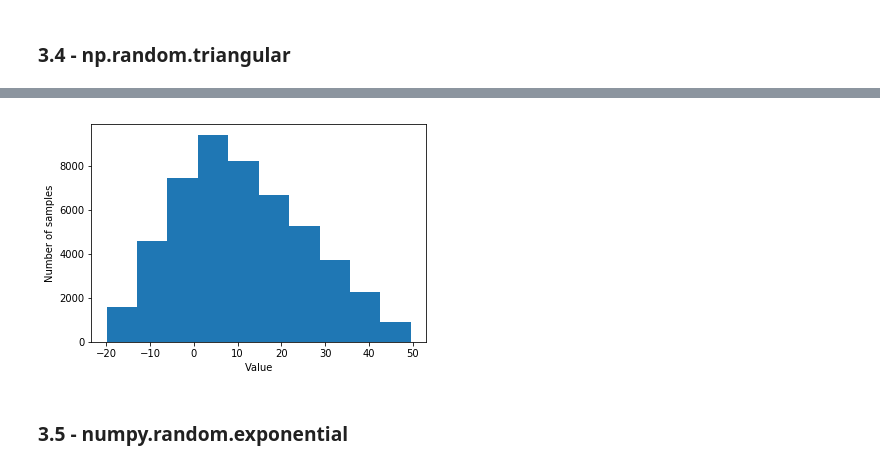
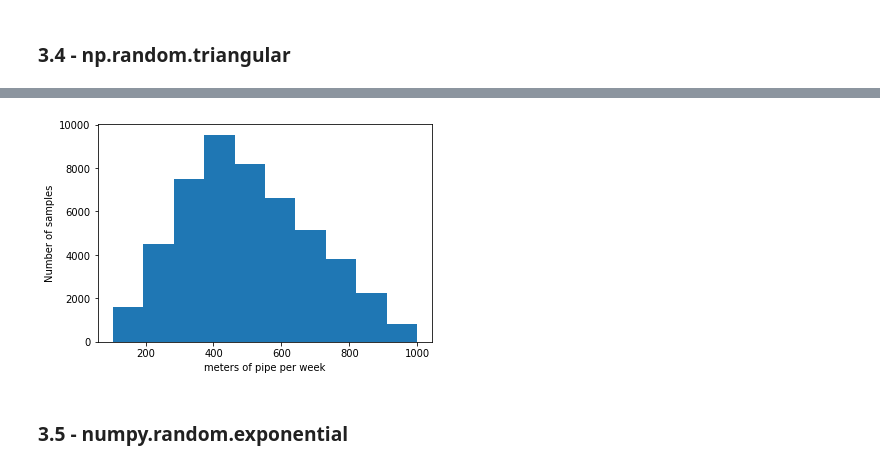
Before and after one commit to davidobrien1/practical-assignments, a Jupyter notebook: numpy-random.ipynb, the cells around one changed output, grey strips where cells are left out. Drawn from its saved outputs; the diff is of its cells as text; code cells hidden in the pictures.

Commit message:
added information to the triangular distribution

```diff
--- a/numpy-random.ipynb
+++ b/numpy-random.ipynb
@@ -228,11 +233,11 @@ A triangular distribution is a continuous probability distribution with a probab
 # %%
-z = np.random.triangular(-20, 3, 50, 50000) # -3 is the minimum value, 0 is the peak value and 8 is the maximum value. 50000 is the sample size
-plt.xlabel('Value')
+z = np.random.triangular(100, 400, 1000, 50000) # 100m is the minimum value, 400m is the peak value and 1000m is the maximum value. 50000 is the sample size
+plt.xlabel('meters of pipe per week')
 plt.ylabel('Number of samples')
 plt.hist(z)
 plt.show()
 # %% [output]
-[figure, old version]
+[figure, new version]
 # %% [markdown]
 ### 3.5 - numpy.random.exponential
 # %% [markdown]
```
Also changed, not shown: parts of 19 cells of this notebook, 1 other file.
